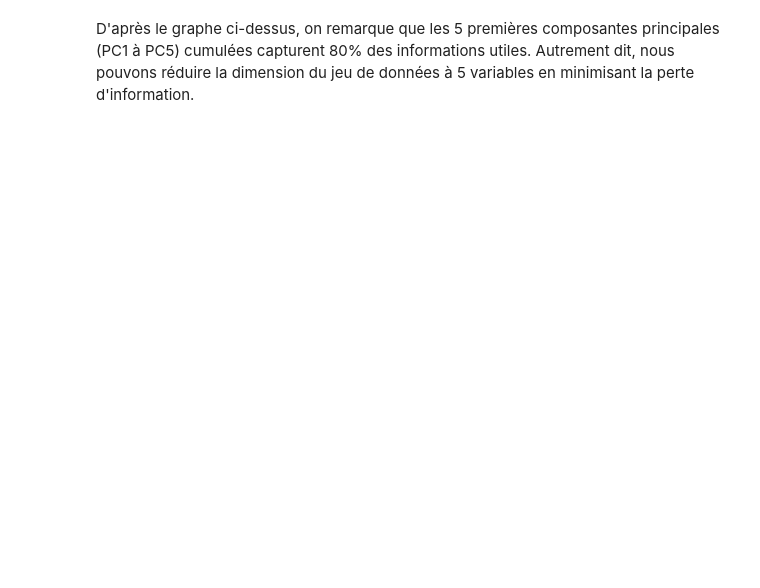
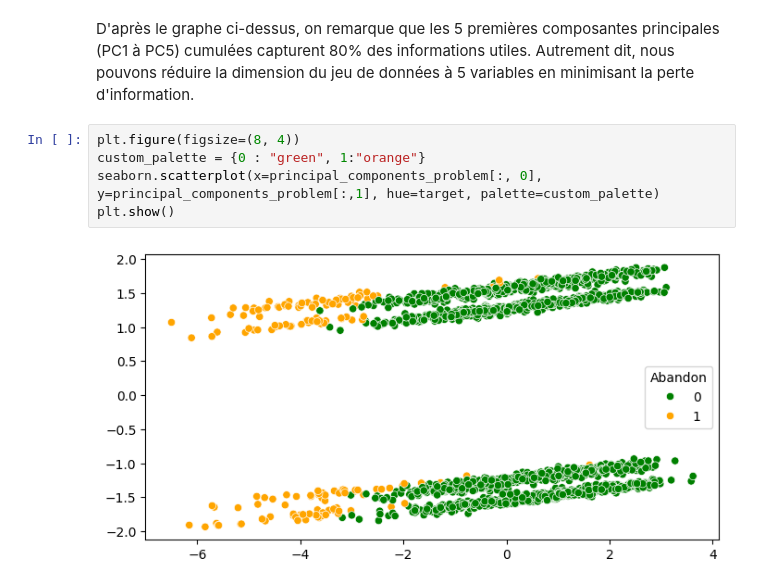
Before and after one commit to vbounmy/MiniProjetML, a Jupyter notebook: main.ipynb, the cells around one changed output. Drawn from its saved outputs; the diff is of its cells as text; blank space fills up the shorter version.

```diff
--- a/main.ipynb
+++ b/main.ipynb
@@ -165,2 +165,9 @@ plt.show()
 # %% [markdown]
 D'après le graphe ci-dessus, on remarque que les 5 premières composantes principales (PC1 à PC5) cumulées capturent 80% des informations utiles. Autrement dit, nous pouvons réduire la dimension du jeu de données à 5 variables en minimisant la perte d'information.
+# %%
+plt.figure(figsize=(8, 4))
+custom_palette = {0 : "green", 1:"orange"}
+seaborn.scatterplot(x=principal_components_problem[:, 0], y=principal_components_problem[:,1], hue=target, palette=custom_palette)
+plt.show()
+# %% [output]
+[figure, added]
```
Also changed, not shown: parts of 12 cells of this notebook.
